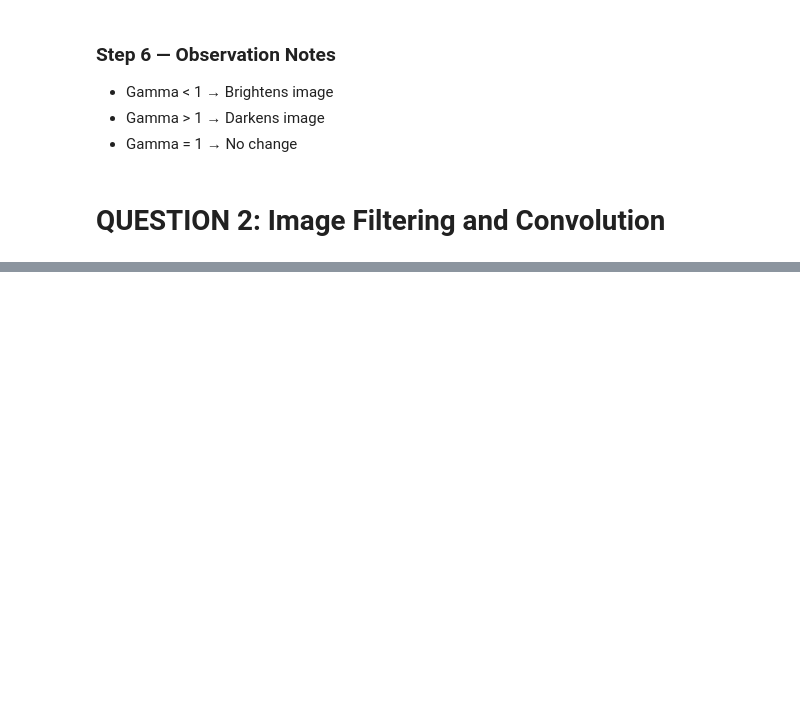
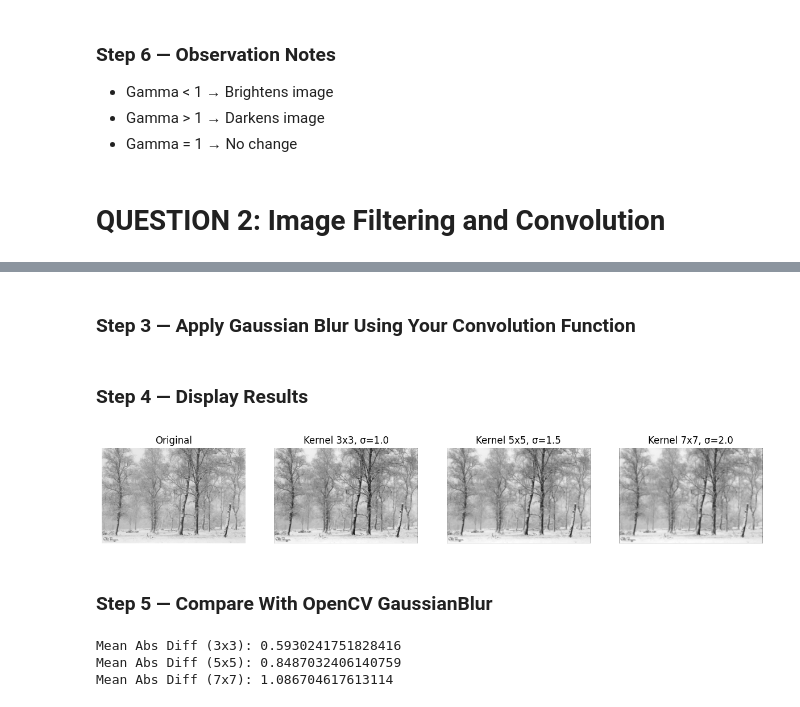
Before and after one commit to Nouman14-ai/Computer_Vision_Basics, a Jupyter notebook: Nouman_22F_3788_A1.ipynb, the cells around one changed output, grey strips where cells are left out. Drawn from its saved outputs; the diff is of its cells as text; code cells hidden in the pictures; blank space fills up the shorter version.

```diff
--- a/Nouman_22F_3788_A1.ipynb
+++ b/Nouman_22F_3788_A1.ipynb
@@ -289,0 +412,7 @@ plt.show()
+# %%
+def gaussian_kernel(kernel_size=3, sigma=1.0):
+    ax = np.arange(-(kernel_size // 2), kernel_size // 2 + 1)
+    xx, yy = np.meshgrid(ax, ax)
+    kernel = np.exp(-(xx**2 + yy**2)/(2 * sigma**2))
+    kernel = kernel / np.sum(kernel)
+    return kernel
@@ -289,0 +448,49 @@ plt.show()
+# %% [markdown]
+### **Step 3 — Apply Gaussian Blur Using Your Convolution Function**
+# %%
+# Using 2D convolution function from Part (a)
+gauss_blur_3 = convolve2d(low_img, gaussian_kernel(3, 1.0), padding='zero')
+gauss_blur_5 = convolve2d(low_img, gaussian_kernel(5, 1.5), padding='zero')
+gauss_blur_7 = convolve2d(low_img, gaussian_kernel(7, 2.0), padding='zero')
+# %% [markdown]
+### **Step 4 — Display Results**
+# %%
+plt.figure(figsize=(15,4))
+
+plt.subplot(1,4,1)
+plt.imshow(low_img, cmap='gray')
+plt.title("Original")
+plt.axis('off')
+
+plt.subplot(1,4,2)
+plt.imshow(gauss_blur_3, cmap='gray')
+plt.title("Kernel 3x3, σ=1.0")
+plt.axis('off')
+
+plt.subplot(1,4,3)
+plt.imshow(gauss_blur_5, cmap='gray')
+plt.title("Kernel 5x5, σ=1.5")
+plt.axis('off')
+
+plt.subplot(1,4,4)
+plt.imshow(gauss_blur_7, cmap='gray')
+plt.title("Kernel 7x7, σ=2.0")
+plt.axis('off')
+
+plt.show()
+# %% [output]
+[figure, added]
+# %% [markdown]
+### **Step 5 — Compare With OpenCV GaussianBlur**
+# %%
+cv_blur_3 = cv2.GaussianBlur(low_img, (3,3), 1.0)
+cv_blur_5 = cv2.GaussianBlur(low_img, (5,5), 1.5)
+cv_blur_7 = cv2.GaussianBlur(low_img, (7,7), 2.0)
+
+print("Mean Abs Diff (3x3):", np.mean(np.abs(gauss_blur_3 - cv_blur_3)))
+print("Mean Abs Diff (5x5):", np.mean(np.abs(gauss_blur_5 - cv_blur_5)))
+print("Mean Abs Diff (7x7):", np.mean(np.abs(gauss_blur_7 - cv_blur_7)))
+# %% [output]
+Mean Abs Diff (3x3): 0.5930241751828416
+Mean Abs Diff (5x5): 0.8487032406140759
+Mean Abs Diff (7x7): 1.086704617613114
```
Also changed, not shown: parts of 61 cells of this notebook.
